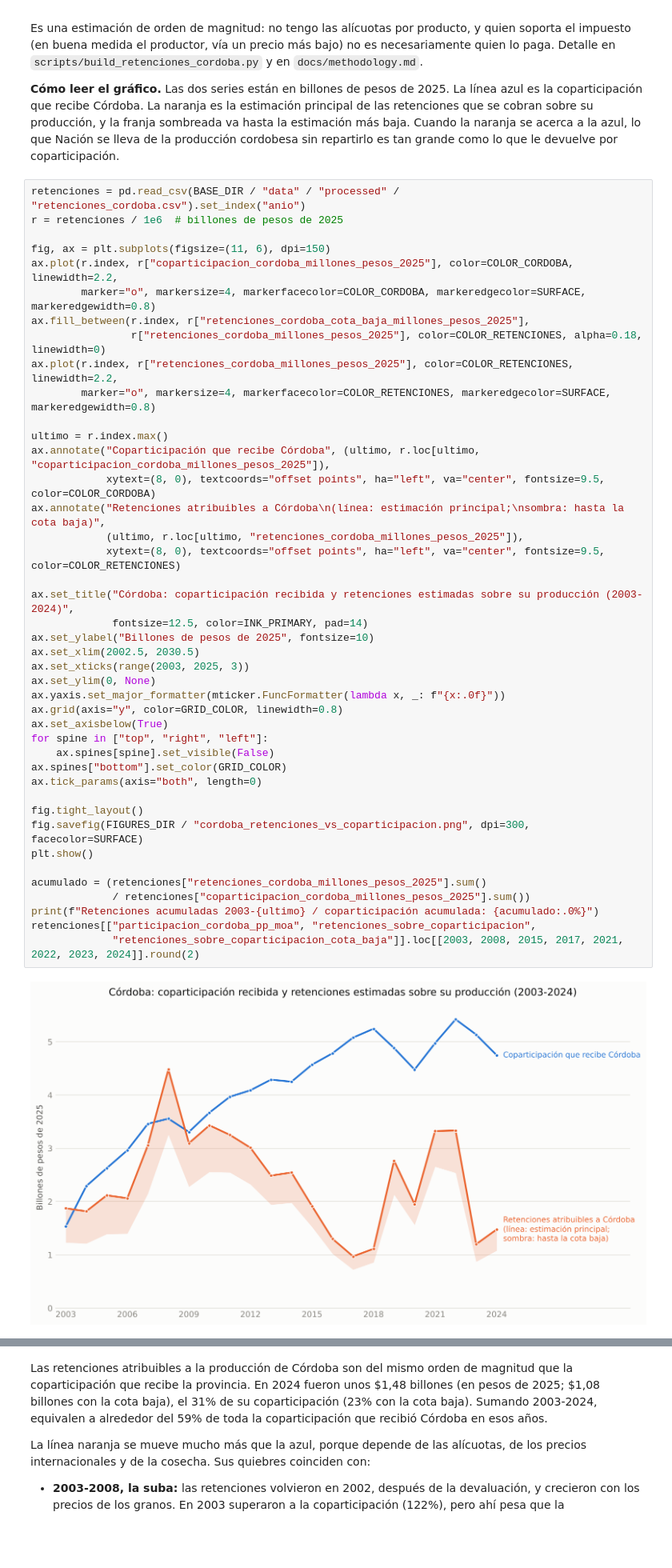
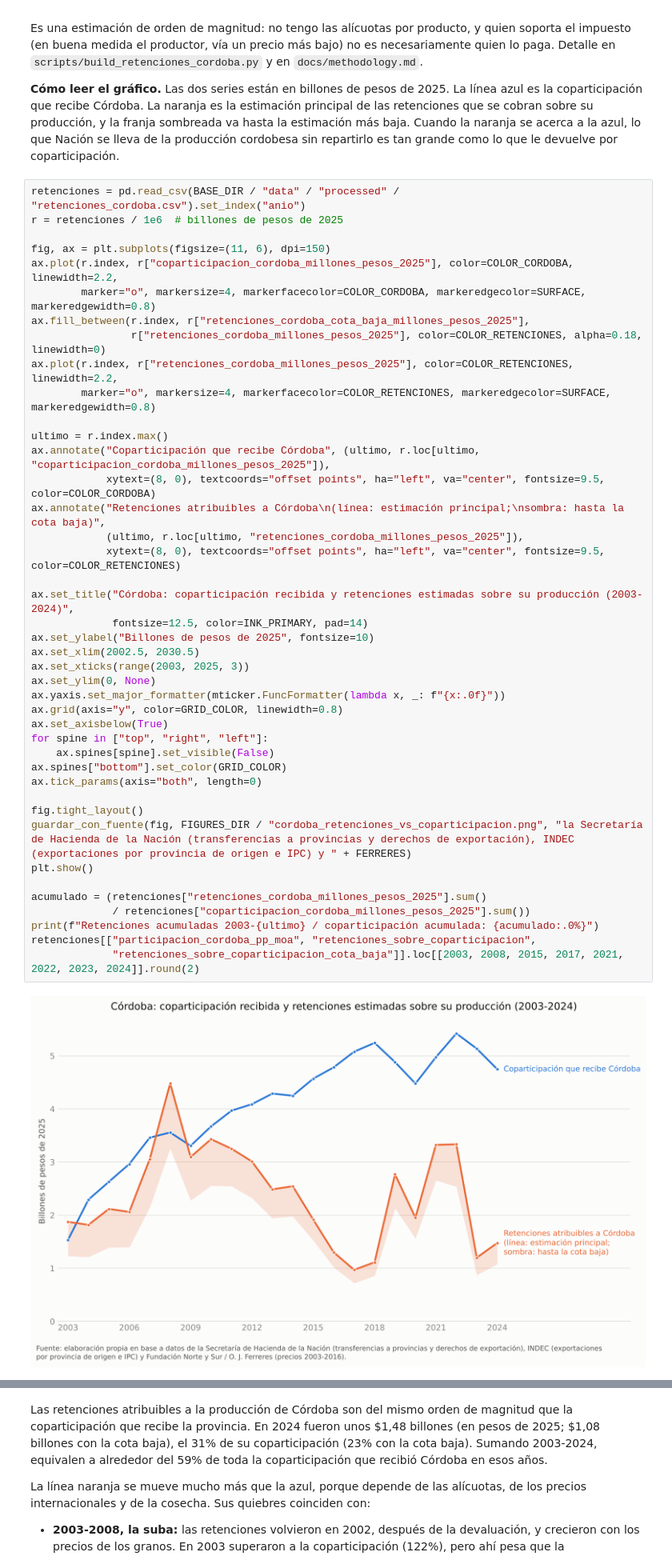
Before and after one commit to llorenzomagnano-sys/analisis-de-la-coparticipacion-federal-con-foco-en-cordoba, a Jupyter notebook: notebooks/02_aporte_vs_recibo.ipynb, the cells around one changed output, grey strips where cells are left out. Shown at 80% size. Saved outputs shown, nothing was run; the diff lists cells and outputs as text; blank space fills up the shorter version.

```diff
--- a/notebooks/02_aporte_vs_recibo.ipynb
+++ b/notebooks/02_aporte_vs_recibo.ipynb
@@ -273,35 +279,35 @@ ax.plot(r.index, r["retenciones_cordoba_millones_pesos_2025"], color=COLOR_RETEN
 ultimo = r.index.max()
 ax.annotate("Coparticipación que recibe Córdoba", (ultimo, r.loc[ultimo, "coparticipacion_cordoba_millones_pesos_2025"]),
             xytext=(8, 0), textcoords="offset points", ha="left", va="center", fontsize=9.5, color=COLOR_CORDOBA)
 ax.annotate("Retenciones atribuibles a Córdoba\n(línea: estimación principal;\nsombra: hasta la cota baja)",
             (ultimo, r.loc[ultimo, "retenciones_cordoba_millones_pesos_2025"]),
             xytext=(8, 0), textcoords="offset points", ha="left", va="center", fontsize=9.5, color=COLOR_RETENCIONES)
 
 ax.set_title("Córdoba: coparticipación recibida y retenciones estimadas sobre su producción (2003-2024)",
              fontsize=12.5, color=INK_PRIMARY, pad=14)
 ax.set_ylabel("Billones de pesos de 2025", fontsize=10)
 ax.set_xlim(2002.5, 2030.5)
 ax.set_xticks(range(2003, 2025, 3))
 ax.set_ylim(0, None)
 ax.yaxis.set_major_formatter(mticker.FuncFormatter(lambda x, _: f"{x:.0f}"))
 ax.grid(axis="y", color=GRID_COLOR, linewidth=0.8)
 ax.set_axisbelow(True)
 for spine in ["top", "right", "left"]:
     ax.spines[spine].set_visible(False)
 ax.spines["bottom"].set_color(GRID_COLOR)
 ax.tick_params(axis="both", length=0)
 
 fig.tight_layout()
-fig.savefig(FIGURES_DIR / "cordoba_retenciones_vs_coparticipacion.png", dpi=300, facecolor=SURFACE)
+guardar_con_fuente(fig, FIGURES_DIR / "cordoba_retenciones_vs_coparticipacion.png", "la Secretaría de Hacienda de la Nación (transferencias a provincias y derechos de exportación), INDEC (exportaciones por provincia de origen e IPC) y " + FERRERES)
 plt.show()
 
 acumulado = (retenciones["retenciones_cordoba_millones_pesos_2025"].sum()
              / retenciones["coparticipacion_cordoba_millones_pesos_2025"].sum())
 print(f"Retenciones acumuladas 2003-{ultimo} / coparticipación acumulada: {acumulado:.0%}")
 retenciones[["participacion_cordoba_pp_moa", "retenciones_sobre_coparticipacion",
              "retenciones_sobre_coparticipacion_cota_baja"]].loc[[2003, 2008, 2015, 2017, 2021, 2022, 2023, 2024]].round(2)
 # %% [output]
-[figure, old version]
+[figure, new version]
 Retenciones acumuladas 2003-2024 / coparticipación acumulada: 59%
 |  | participacion_cordoba_pp_moa | retenciones_sobre_coparticipacion | retenciones_sobre_coparticipacion... |
 | anio |  |  |  |
```
Also changed, not shown: parts of 2 cells of this notebook, 21 other files.
